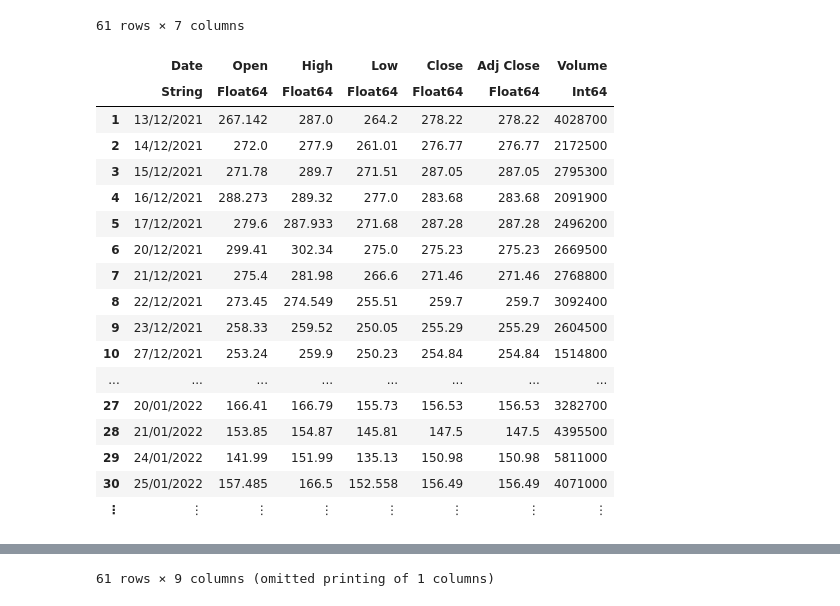
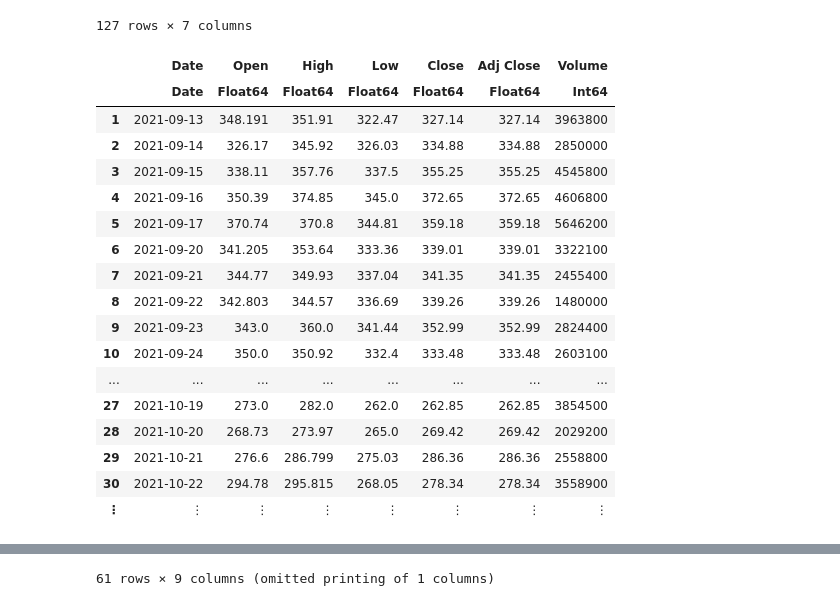
Before and after one commit to aidinattar/Financial-Mathematics, a Jupyter notebook: W1.Binomial-Model/Binomial-Model.ipynb, the cells around one changed output, grey strips where cells are left out. Saved outputs shown, nothing was run; the diff lists cells and outputs as text; code cells hidden in the pictures.

```diff
--- a/W1.Binomial-Model/Binomial-Model.ipynb
+++ b/W1.Binomial-Model/Binomial-Model.ipynb
@@ -15,24 +13,25 @@ WebIO._IJuliaInit()
 # %%
-GOOG = DataFrame(CSV.File("GOOG.csv"))
-BNTX = DataFrame(CSV.File("BNTX.csv"))
+GOOG         = DataFrame(CSV.File("GOOG.csv"))
+BNTX         = DataFrame(CSV.File("BNTX.csv"))
+BNTX_6MONTHS = DataFrame(CSV.File("BNTX_6MONTHS.csv"))
 # %% [output]
-61 rows × 7 columns
+127 rows × 7 columns
 |  | Date | Open | High | Low | Close | Adj Close | Volume |
-|  | String | Float64 | Float64 | Float64 | Float64 | Float64 | Int64 |
-| 1 | 13/12/2021 | 267.142 | 287.0 | 264.2 | 278.22 | 278.22 | 4028700 |
-| 2 | 14/12/2021 | 272.0 | 277.9 | 261.01 | 276.77 | 276.77 | 2172500 |
-| 3 | 15/12/2021 | 271.78 | 289.7 | 271.51 | 287.05 | 287.05 | 2795300 |
-| 4 | 16/12/2021 | 288.273 | 289.32 | 277.0 | 283.68 | 283.68 | 2091900 |
-| 5 | 17/12/2021 | 279.6 | 287.933 | 271.68 | 287.28 | 287.28 | 2496200 |
-| 6 | 20/12/2021 | 299.41 | 302.34 | 275.0 | 275.23 | 275.23 | 2669500 |
-| 7 | 21/12/2021 | 275.4 | 281.98 | 266.6 | 271.46 | 271.46 | 2768800 |
-| 8 | 22/12/2021 | 273.45 | 274.549 | 255.51 | 259.7 | 259.7 | 3092400 |
-| 9 | 23/12/2021 | 258.33 | 259.52 | 250.05 | 255.29 | 255.29 | 2604500 |
-| 10 | 27/12/2021 | 253.24 | 259.9 | 250.23 | 254.84 | 254.84 | 1514800 |
+|  | Date | Float64 | Float64 | Float64 | Float64 | Float64 | Int64 |
+| 1 | 2021-09-13 | 348.191 | 351.91 | 322.47 | 327.14 | 327.14 | 3963800 |
+| 2 | 2021-09-14 | 326.17 | 345.92 | 326.03 | 334.88 | 334.88 | 2850000 |
+| 3 | 2021-09-15 | 338.11 | 357.76 | 337.5 | 355.25 | 355.25 | 4545800 |
+| 4 | 2021-09-16 | 350.39 | 374.85 | 345.0 | 372.65 | 372.65 | 4606800 |
+| 5 | 2021-09-17 | 370.74 | 370.8 | 344.81 | 359.18 | 359.18 | 5646200 |
+| 6 | 2021-09-20 | 341.205 | 353.64 | 333.36 | 339.01 | 339.01 | 3322100 |
+| 7 | 2021-09-21 | 344.77 | 349.93 | 337.04 | 341.35 | 341.35 | 2455400 |
+| 8 | 2021-09-22 | 342.803 | 344.57 | 336.69 | 339.26 | 339.26 | 1480000 |
+| 9 | 2021-09-23 | 343.0 | 360.0 | 341.44 | 352.99 | 352.99 | 2824400 |
+| 10 | 2021-09-24 | 350.0 | 350.92 | 332.4 | 333.48 | 333.48 | 2603100 |
 | ... | ... | ... | ... | ... | ... | ... | ... |
-| 27 | 20/01/2022 | 166.41 | 166.79 | 155.73 | 156.53 | 156.53 | 3282700 |
-| 28 | 21/01/2022 | 153.85 | 154.87 | 145.81 | 147.5 | 147.5 | 4395500 |
-| 29 | 24/01/2022 | 141.99 | 151.99 | 135.13 | 150.98 | 150.98 | 5811000 |
-| 30 | 25/01/2022 | 157.485 | 166.5 | 152.558 | 156.49 | 156.49 | 4071000 |
+| 27 | 2021-10-19 | 273.0 | 282.0 | 262.0 | 262.85 | 262.85 | 3854500 |
+| 28 | 2021-10-20 | 268.73 | 273.97 | 265.0 | 269.42 | 269.42 | 2029200 |
+| 29 | 2021-10-21 | 276.6 | 286.799 | 275.03 | 286.36 | 286.36 | 2558800 |
+| 30 | 2021-10-22 | 294.78 | 295.815 | 268.05 | 278.34 | 278.34 | 3558900 |
 | ⋮ | ⋮ | ⋮ | ⋮ | ⋮ | ⋮ | ⋮ | ⋮ |
 # %%
```
Also changed, not shown: parts of 20 cells of this notebook.
